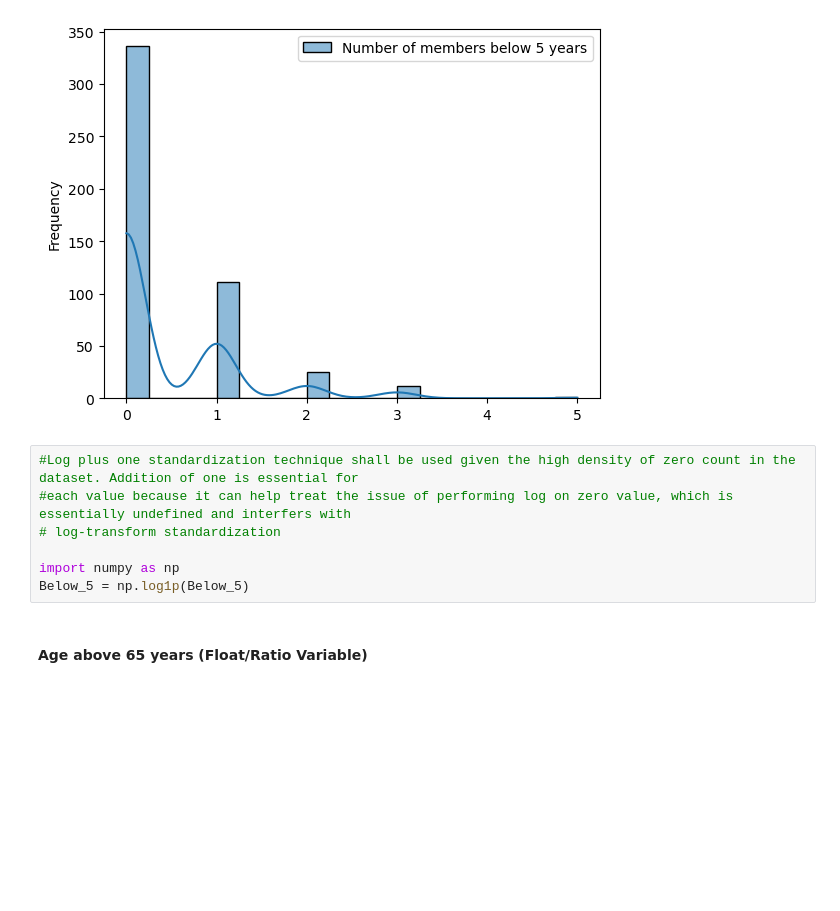
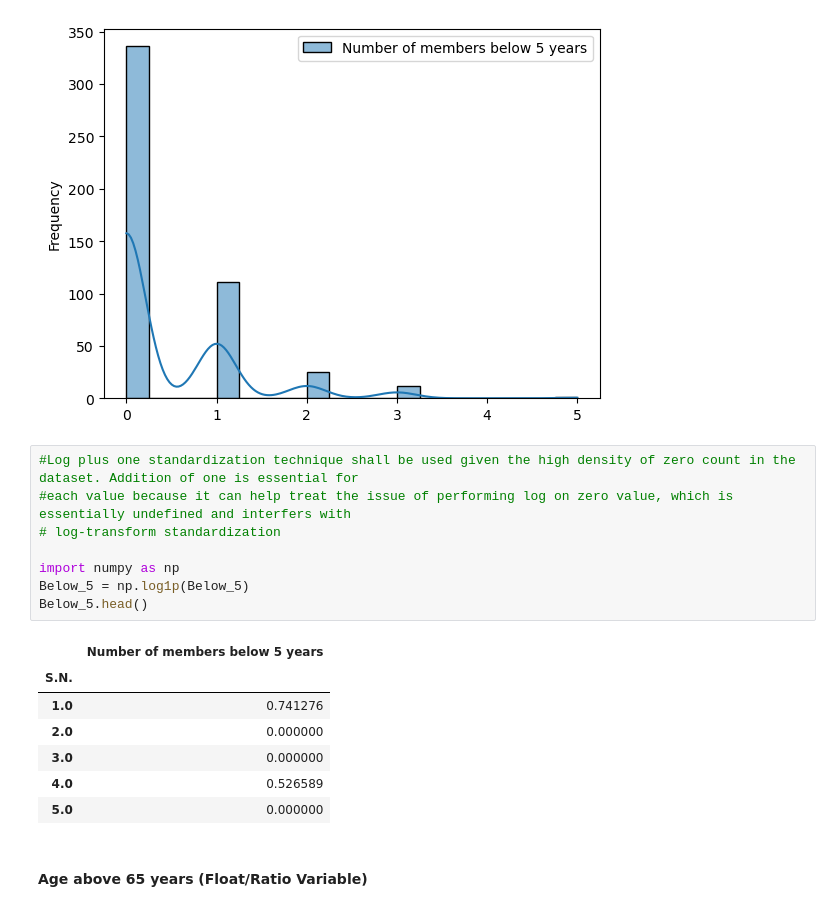
Before and after one commit to Prience91/REDAA-Wildfire, a Jupyter notebook: Neighborhood analysis IV (extended).ipynb, the cells around one changed output. Drawn from its saved outputs; the diff is of its cells as text; blank space fills up the shorter version.

```diff
--- a/Neighborhood analysis IV (extended).ipynb
+++ b/Neighborhood analysis IV (extended).ipynb
@@ -202,10 +210,19 @@ plt.show()
 # %%
 #Log plus one standardization technique shall be used given the high density of zero count in the dataset. Addition of one is essential for
 #each value because it can help treat the issue of performing log on zero value, which is essentially undefined and interfers with
 # log-transform standardization
 
 import numpy as np
 Below_5 = np.log1p(Below_5)
+Below_5.head()
+# %% [output]
+|  | Number of members below 5 years |
+| S.N. |  |
+| 1.0 | 0.741276 |
+| 2.0 | 0.000000 |
+| 3.0 | 0.000000 |
+| 4.0 | 0.526589 |
+| 5.0 | 0.000000 |
 # %% [markdown]
 #### Age above 65 years (Float/Ratio Variable)
 # %%
```
Also changed, not shown: parts of 20 cells of this notebook.
